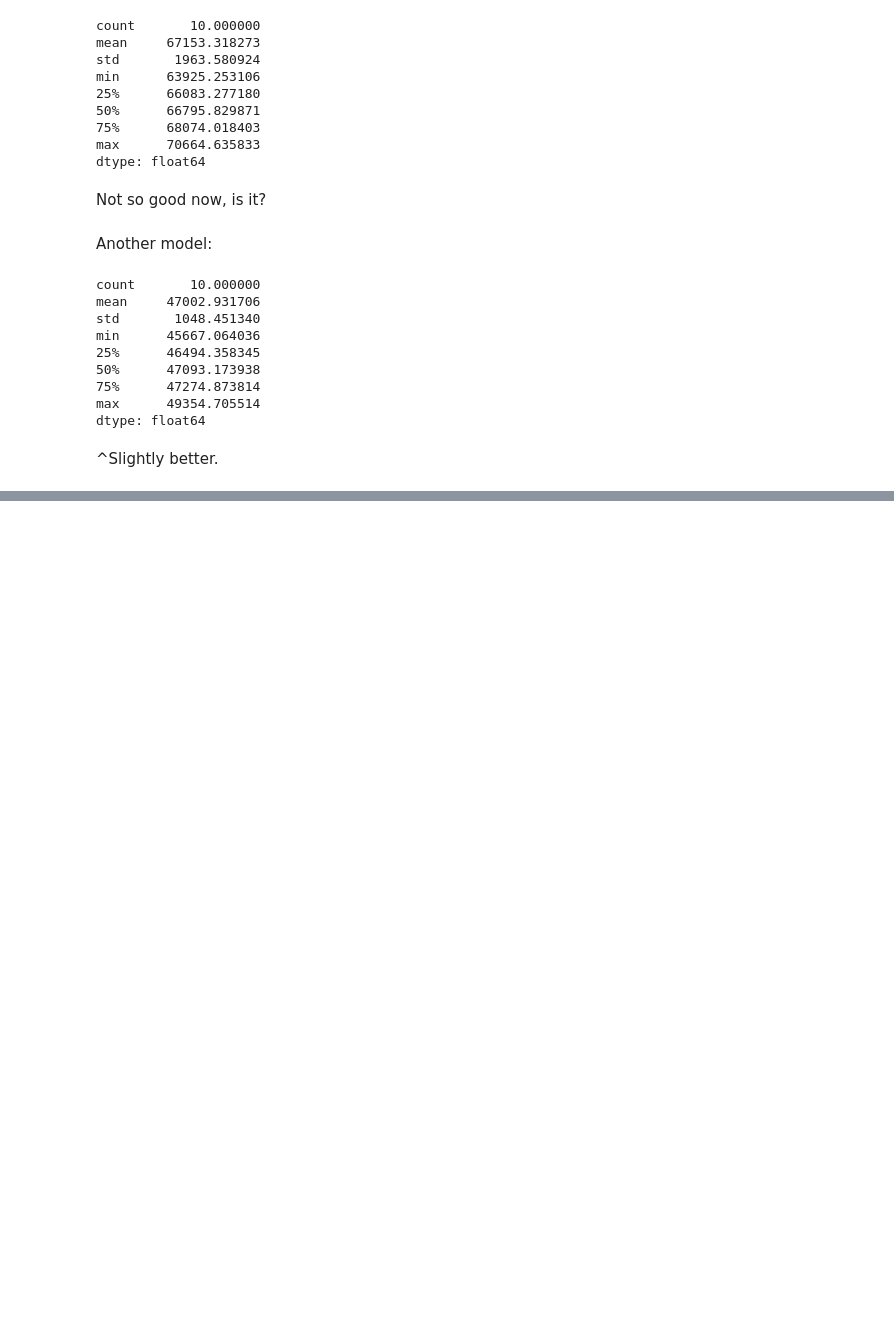
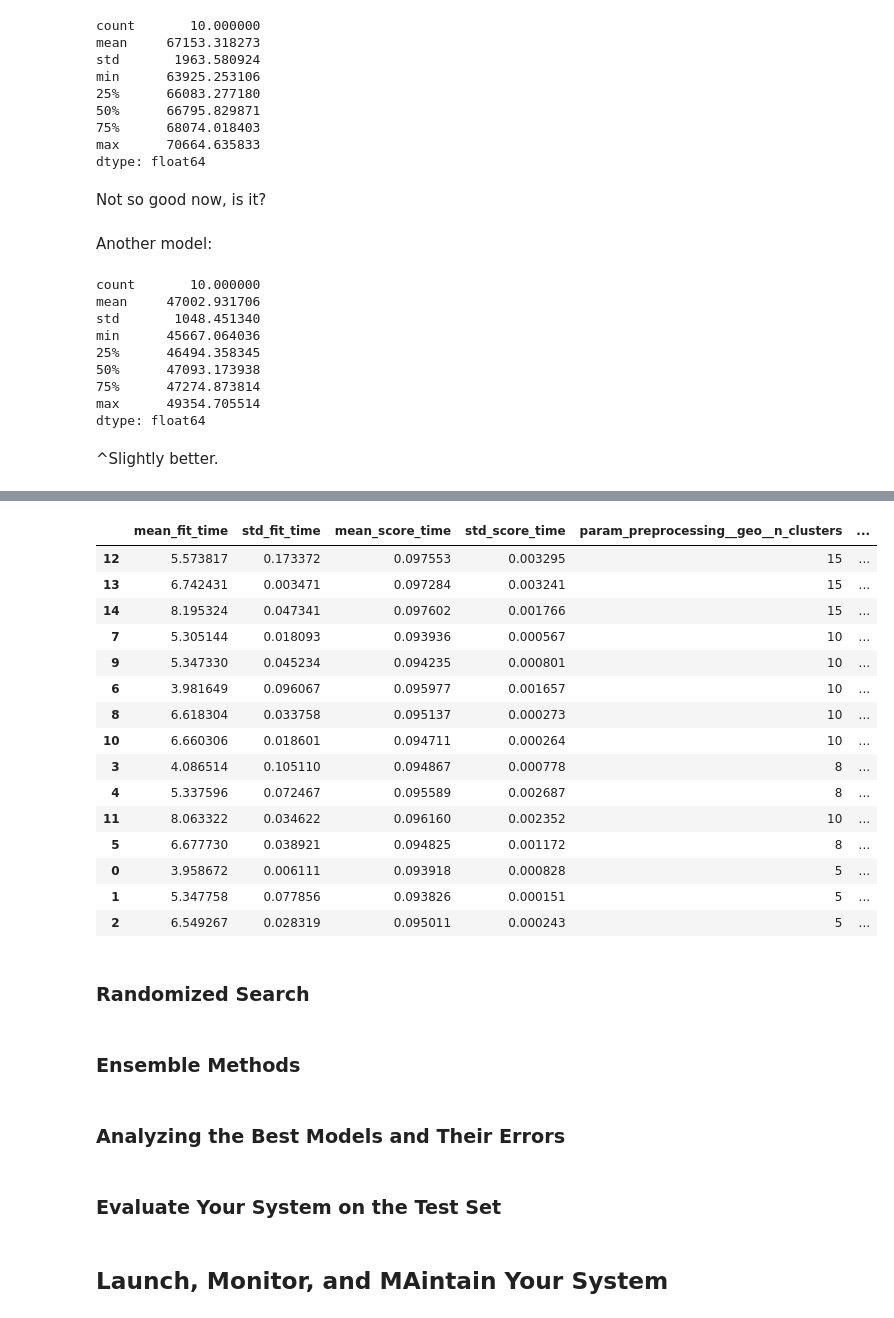
Before and after one commit to malayajac/HowIUnderstandIt_HandsOnML, a Jupyter notebook: ch2_end_to_end.ipynb, the cells around one changed output, grey strips where cells are left out. Saved outputs shown, nothing was run; the diff lists cells and outputs as text; code cells hidden in the pictures; blank space fills up the shorter version.

```diff
--- a/ch2_end_to_end.ipynb
+++ b/ch2_end_to_end.ipynb
@@ -836,0 +843,14 @@ dtype: float64
+# %%
+full_pipeline = Pipeline([
+    ("preprocessing", preprocessing),
+    ("random_forest", RandomForestRegressor(random_state=42))
+])
+param_grid = [
+    {'preprocessing__geo__n_clusters': [5, 8, 10],
+     'random_forest__max_features': [4, 6, 8]},
+    {'preprocessing__geo__n_clusters': [10, 15],
+     'random_forest__max_features': [6, 8, 10]}
+]
+# %%
+grid_search = GridSearchCV(full_pipeline, param_grid, cv=3, scoring="neg_root_mean_squared_error")
+grid_search.fit(housing, housing_labels)
@@ -836,0 +901,32 @@ dtype: float64
+# %%
+cv_res = pd.DataFrame(grid_search.cv_results_)
+cv_res.sort_values(by="mean_test_score", ascending=False, inplace=True)
+# %%
+cv_res
+# %% [output]
+|  | mean_fit_time | std_fit_time | mean_score_time | std_score_time | param_preprocessing__geo__n_clusters | ... |
+| 12 | 5.573817 | 0.173372 | 0.097553 | 0.003295 | 15 | ... |
+| 13 | 6.742431 | 0.003471 | 0.097284 | 0.003241 | 15 | ... |
+| 14 | 8.195324 | 0.047341 | 0.097602 | 0.001766 | 15 | ... |
+| 7 | 5.305144 | 0.018093 | 0.093936 | 0.000567 | 10 | ... |
+| 9 | 5.347330 | 0.045234 | 0.094235 | 0.000801 | 10 | ... |
+| 6 | 3.981649 | 0.096067 | 0.095977 | 0.001657 | 10 | ... |
+| 8 | 6.618304 | 0.033758 | 0.095137 | 0.000273 | 10 | ... |
+| 10 | 6.660306 | 0.018601 | 0.094711 | 0.000264 | 10 | ... |
+| 3 | 4.086514 | 0.105110 | 0.094867 | 0.000778 | 8 | ... |
+| 4 | 5.337596 | 0.072467 | 0.095589 | 0.002687 | 8 | ... |
+| 11 | 8.063322 | 0.034622 | 0.096160 | 0.002352 | 10 | ... |
+| 5 | 6.677730 | 0.038921 | 0.094825 | 0.001172 | 8 | ... |
+| 0 | 3.958672 | 0.006111 | 0.093918 | 0.000828 | 5 | ... |
+| 1 | 5.347758 | 0.077856 | 0.093826 | 0.000151 | 5 | ... |
+| 2 | 6.549267 | 0.028319 | 0.095011 | 0.000243 | 5 | ... |
+# %% [markdown]
+### Randomized Search
+# %% [markdown]
+### Ensemble Methods
+# %% [markdown]
+### Analyzing the Best Models and Their Errors
+# %% [markdown]
+### Evaluate Your System on the Test Set
+# %% [markdown]
+## Launch, Monitor, and MAintain Your System
```
Also changed, not shown: parts of 6 cells of this notebook.
